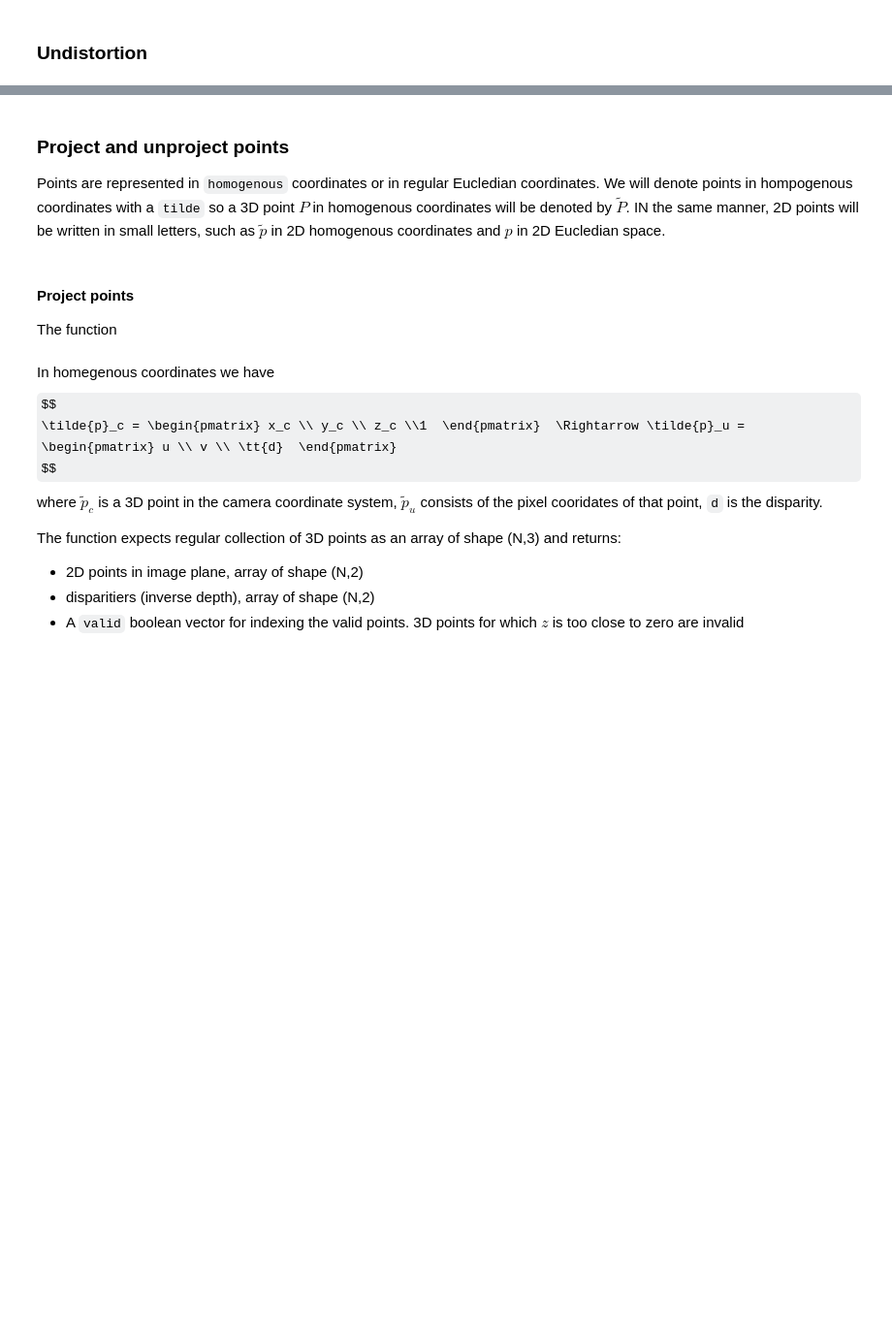
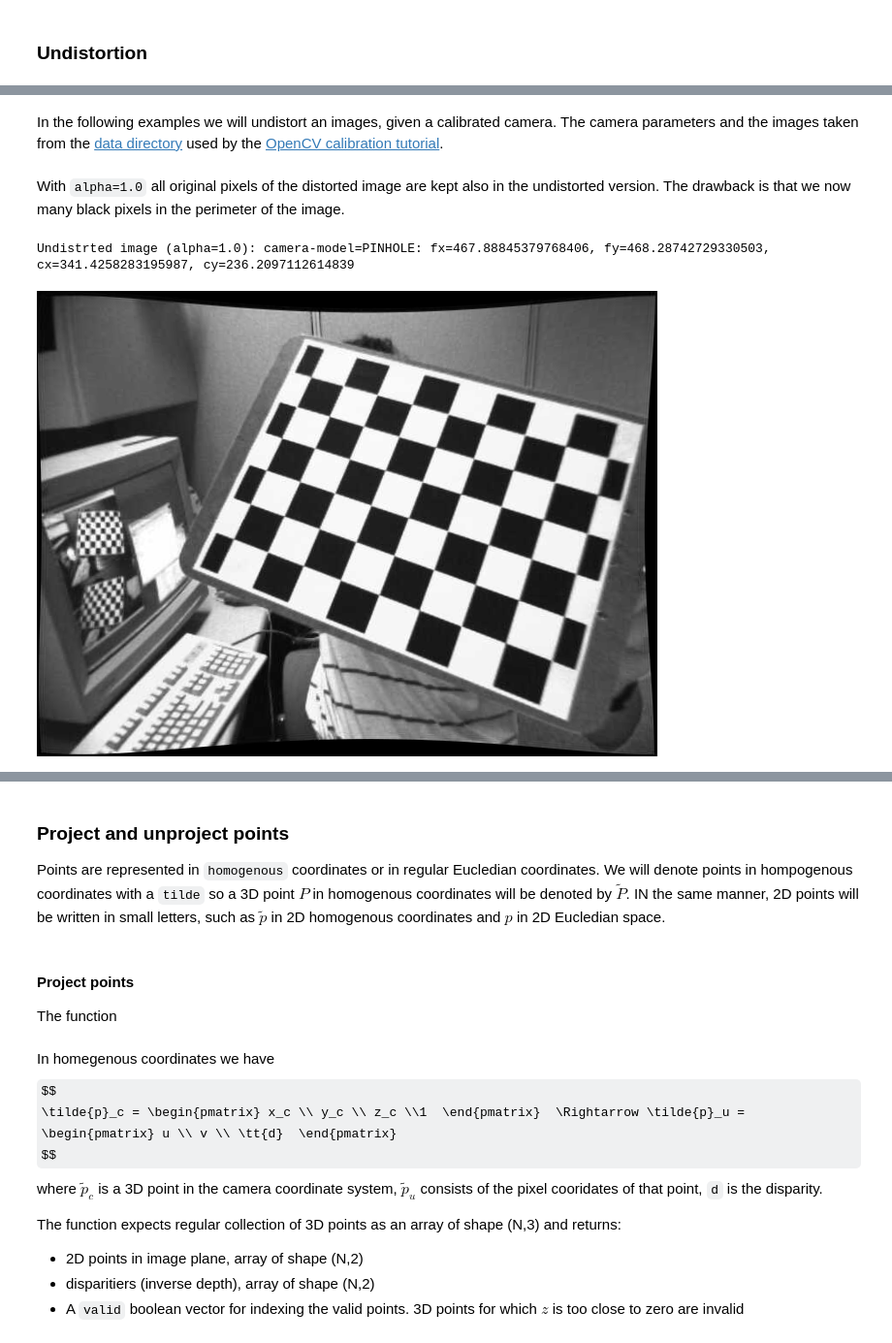
Before and after one commit to srippa/mvg, a Jupyter notebook: 03_intrinsics.ipynb, the cells around one changed output, grey strips where cells are left out. Shown at 97% size. Drawn from its saved outputs; the diff is of its cells as text; code cells hidden in the pictures; some formulas as TeX source; blank space fills up the shorter version.

Commit message:
add image undistortion functions

```diff
--- a/03_intrinsics.ipynb
+++ b/03_intrinsics.ipynb
@@ -1251,0 +988,31 @@ def init_undistort_rectify_map(camera_inrinsics: Intrinsics, pinhole_camera: Int
+# %% [markdown]
+In the following examples we will undistort an images, given a calibrated camera. The camera parameters and the images taken from the [data directory](https://github.com/opencv/opencv/tree/master/samples/data)  used by the [OpenCV calibration tutorial](https://docs.opencv.org/3.3.0/dc/dbb/tutorial_py_calibration.html).
+# %%
+ci = Intrinsics.from_test_model()
+print(f'Distorted image: camera-model={ci.camera_model_name}: fx={ci.fx}, fy={ci.fy}, cx={ci.cx}, cy={ci.cy}')
+
+root_dir = Path(os.getcwd())
+if str(root_dir) not in sys.path:
+    sys.path.insert(0,str(root_dir))
+
+img_dir = root_dir / 'data'
+img_file = img_dir / 'left03.jpg'
+cv_img = cv2.imread(str(img_file))
+
+cv_img = cv2.cvtColor(cv_img, cv2.COLOR_BGR2RGB)
+pil_img = Image.fromarray(cv_img)
+display(pil_img)
+# %% [markdown]
+With `alpha=1.0` all original pixels of the distorted image are kept also in the undistorted version. The drawback is that we now  many black pixels in the perimeter of the image.
+# %%
+alpha = 1.0
+r = ci.init_undistort_rectify_map(alpha=alpha)
+cp = r.pinhole_camera
+print(f'Undistrted image (alpha={alpha}): camera-model={cp.camera_model_name}: fx={cp.fx}, fy={cp.fy}, cx={cp.cx}, cy={cp.cy}')
+
+img_undistorted = Intrinsics.undistort_image(cv_img, r)
+im_pil_u = Image.fromarray(img_undistorted)
+display(im_pil_u)
+# %% [output]
+Undistrted image (alpha=1.0): camera-model=PINHOLE: fx=467.88845379768406, fy=468.28742729330503, cx=341.4258283195987, cy=236.2097112614839
+[figure, added]
```
Also changed, not shown: parts of 46 cells of this notebook, 2 other files.
